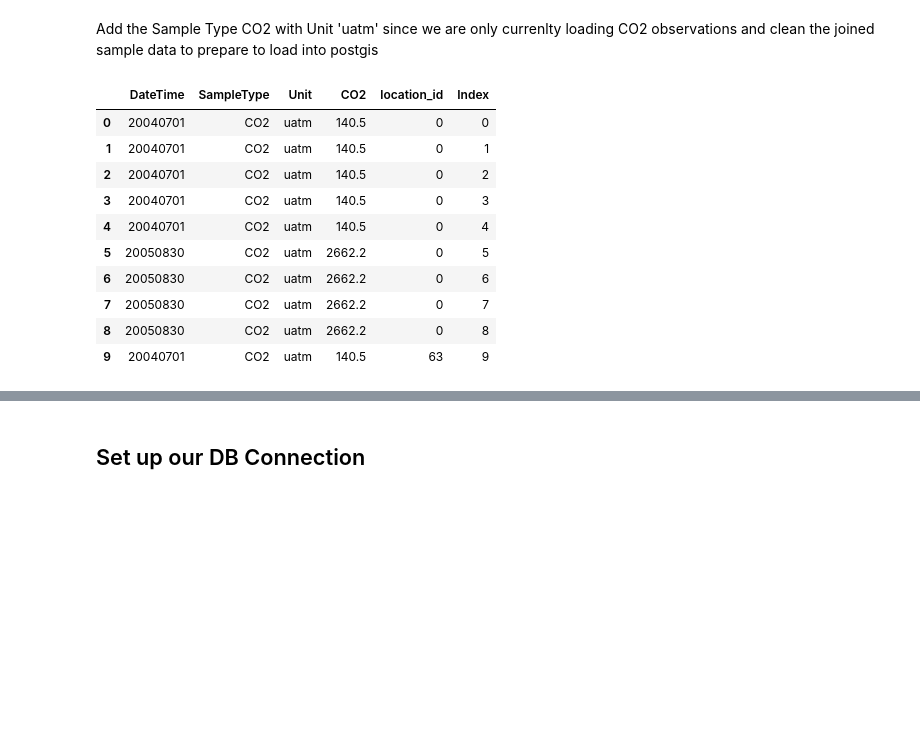
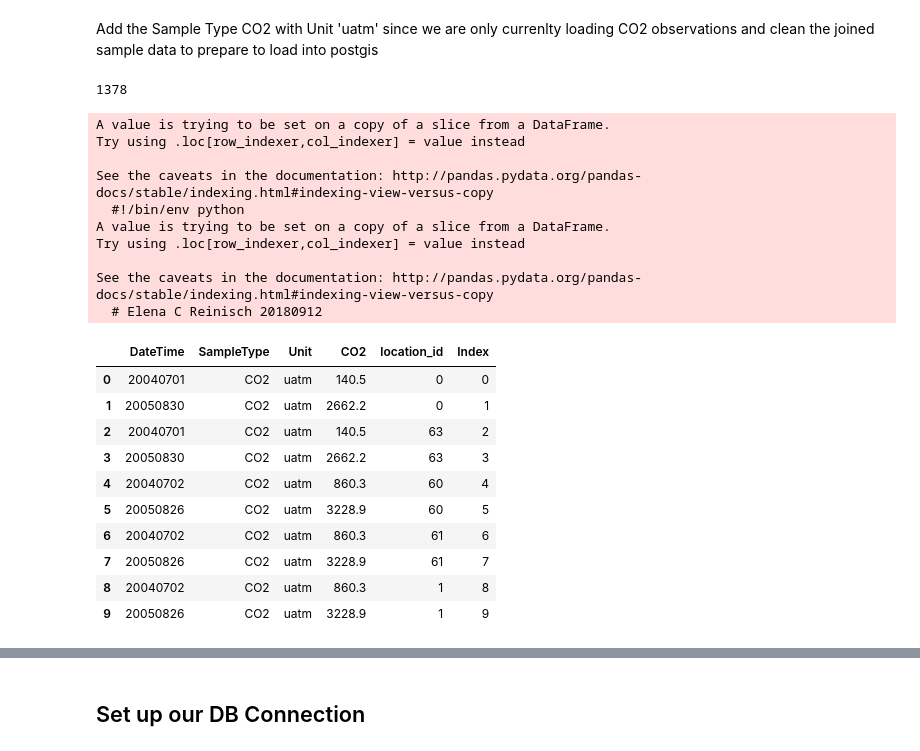
Before and after one commit to geohackweek/ghw2018_web_portal_inlandwater_co2, a Jupyter notebook: notebooks/load_data_to_postgis.ipynb, the cells around one changed output, grey strips where cells are left out. Saved outputs shown, nothing was run; the diff lists cells and outputs as text; code cells hidden in the pictures; blank space fills up the shorter version.

```diff
--- a/notebooks/load_data_to_postgis.ipynb
+++ b/notebooks/load_data_to_postgis.ipynb
@@ -31,8 +42,10 @@ co2_geo_data_table.head(1)
 We are going to select all the unique locations from the Exel file, drop any columns where there are null values and reset the index to create a new clean locations dataframe.
 # %%
 co2_data_locations = co2_geo_data_table[["Latitude", "Longitude", "Altitude", "Site Type"]].drop_duplicates()
-good_co2_data_locations = co2_data_locations.dropna()
-co2_data_locations_clean = good_co2_data_locations.reset_index(drop='index')
+# good_co2_data_locations = co2_data_locations.dropna()
+# co2_data_locations_clean = good_co2_data_locations.reset_index(drop='index')
+co2_data_locations_clean = co2_data_locations.reset_index(drop='index')
 co2_data_locations_clean.head(5)
 len(co2_data_locations_clean)
+co2_data_locations_clean.head(10)
 # %% [output]
@@ -74,0 +95,6 @@ samples[["DateTime", "CO2", "location_id"]].head(10)
+# %%
+co2_samples = samples[["DateTime", "CO2", "location_id"]]
+print(len(co2_samples))
+print(len(co2_samples.drop_duplicates()))
+print(len(co2_samples.loc[co2_samples["CO2"].notnull()].drop_duplicates()))
+co2_samples.head(10)
@@ -75,22 +116,34 @@ samples[["DateTime", "CO2", "location_id"]].head(10)
 # %% [markdown]
 Add the Sample Type CO2 with Unit 'uatm' since we are only currenlty loading CO2 observations and clean the joined sample data to prepare to load into postgis
 # %%
-samples["SampleType"] = 'CO2'
-samples["Unit"] = 'uatm'
-
-good_samples = samples[["DateTime", "SampleType", "Unit", "CO2", "location_id"]].dropna()
-clean_samples = good_samples[["DateTime", "SampleType", "Unit", "CO2", "location_id"]].reset_index(drop='index')
-clean_samples["Index"] = clean_samples.index
-clean_samples.head(10)
+co2_samples["SampleType"] = 'CO2'
+co2_samples["Unit"] = 'uatm'
+co2_samples = co2_samples[["DateTime", "SampleType", "Unit", "CO2", "location_id"]]
+legit_co2_samples = co2_samples[co2_samples.CO2.notnull()]
+clean_co2_samples = legit_co2_samples.drop_duplicates().reset_index(drop='index')
+clean_co2_samples["Index"] = clean_co2_samples.index
+print(len(clean_co2_samples))
+clean_co2_samples.head(10)
 # %% [output]
+1378
+A value is trying to be set on a copy of a slice from a DataFrame.
+Try using .loc[row_indexer,col_indexer] = value instead
+
+See the caveats in the documentation: http://pandas.pydata.org/pandas-docs/stable/indexing.html#indexing-view-versus-copy
+  #!/bin/env python
+A value is trying to be set on a copy of a slice from a DataFrame.
+Try using .loc[row_indexer,col_indexer] = value instead
+
+See the caveats in the documentation: http://pandas.pydata.org/pandas-docs/stable/indexing.html#indexing-view-versus-copy
+  # Elena C Reinisch 20180912
 |  | DateTime | SampleType | Unit | CO2 | location_id | Index |
 | 0 | 20040701 | CO2 | uatm | 140.5 | 0 | 0 |
-| 1 | 20040701 | CO2 | uatm | 140.5 | 0 | 1 |
-| 2 | 20040701 | CO2 | uatm | 140.5 | 0 | 2 |
-| 3 | 20040701 | CO2 | uatm | 140.5 | 0 | 3 |
-| 4 | 20040701 | CO2 | uatm | 140.5 | 0 | 4 |
-| 5 | 20050830 | CO2 | uatm | 2662.2 | 0 | 5 |
-| 6 | 20050830 | CO2 | uatm | 2662.2 | 0 | 6 |
-| 7 | 20050830 | CO2 | uatm | 2662.2 | 0 | 7 |
-| 8 | 20050830 | CO2 | uatm | 2662.2 | 0 | 8 |
-| 9 | 20040701 | CO2 | uatm | 140.5 | 63 | 9 |
+| 1 | 20050830 | CO2 | uatm | 2662.2 | 0 | 1 |
+| 2 | 20040701 | CO2 | uatm | 140.5 | 63 | 2 |
+| 3 | 20050830 | CO2 | uatm | 2662.2 | 63 | 3 |
+| 4 | 20040702 | CO2 | uatm | 860.3 | 60 | 4 |
+| 5 | 20050826 | CO2 | uatm | 3228.9 | 60 | 5 |
+| 6 | 20040702 | CO2 | uatm | 860.3 | 61 | 6 |
+| 7 | 20050826 | CO2 | uatm | 3228.9 | 61 | 7 |
+| 8 | 20040702 | CO2 | uatm | 860.3 | 1 | 8 |
+| 9 | 20050826 | CO2 | uatm | 3228.9 | 1 | 9 |
```
Also changed, not shown: parts of 21 cells of this notebook.
